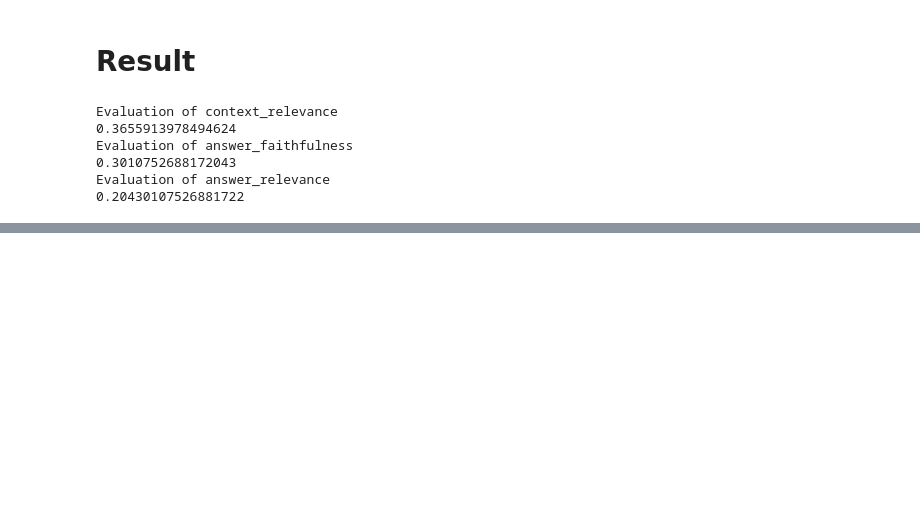
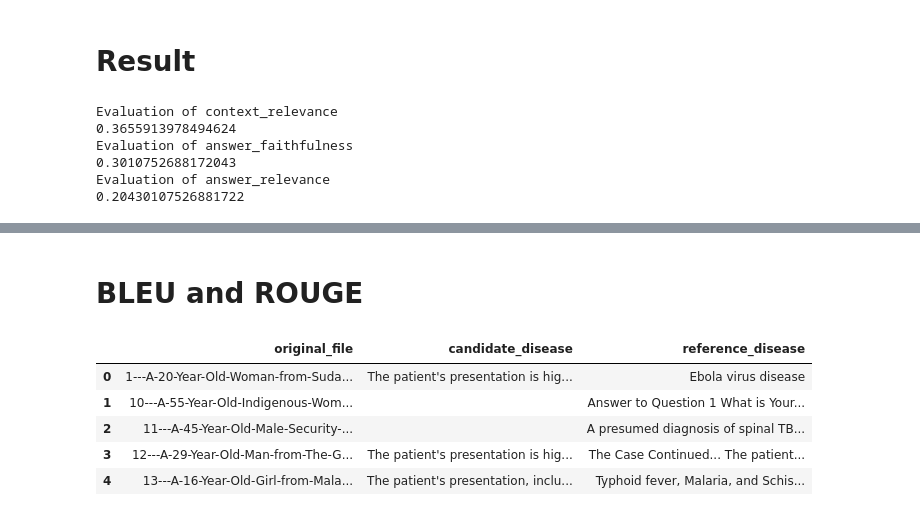
Before and after one commit to ga1nang/MedRAG_vdb, a Jupyter notebook: notebooks/evaluation.ipynb, the cells around one changed output, grey strips where cells are left out. Drawn from its saved outputs; the diff is of its cells as text; code cells hidden in the pictures; blank space fills up the shorter version.

```diff
--- a/notebooks/evaluation.ipynb
+++ b/notebooks/evaluation.ipynb
@@ -616,0 +967,2 @@ Evaluation of answer_relevance
+# %% [markdown]
+# BLEU and ROUGE
@@ -616,0 +1021,31 @@ Evaluation of answer_relevance
+# %%
+result_file = "data/processed/medgemma/results_reranker_1.json"
+with open(result_file, "r", encoding="utf-8") as f:
+    data = json.load(f)
+
+test_diseases = []
+test_path = "data/processed/93_cases"
+
+for case in data:
+    file = os.path.join(test_path, case["original_file"])
+    with open(file, "r", encoding="utf-8") as f:
+        test_case = json.load(f)
+
+    test_diseases.append(
+        {
+            "original_file": case["original_file"],
+            "candidate_disease": clean_text(extract_final_diagnosis(case["answer"])),
+            "reference_disease": clean_text(test_case["diagnosis"])
+        }
+    )
+
+
+df_test_diseases = pd.DataFrame(test_diseases, columns=["original_file", "candidate_disease", "reference_disease"])
+df_test_diseases.head()
+# %% [output]
+|  | original_file | candidate_disease | reference_disease |
+| 0 | 1---A-20-Year-Old-Woman-from-Suda... | The patient's presentation is hig... | Ebola virus disease |
+| 1 | 10---A-55-Year-Old-Indigenous-Wom... |  | Answer to Question 1 What is Your... |
+| 2 | 11---A-45-Year-Old-Male-Security-... |  | A presumed diagnosis of spinal TB... |
+| 3 | 12---A-29-Year-Old-Man-from-The-G... | The patient's presentation is hig... | The Case Continued... The patient... |
+| 4 | 13---A-16-Year-Old-Girl-from-Mala... | The patient's presentation, inclu... | Typhoid fever, Malaria, and Schis... |
```
Also changed, not shown: parts of 20 cells of this notebook, 1 other file.
